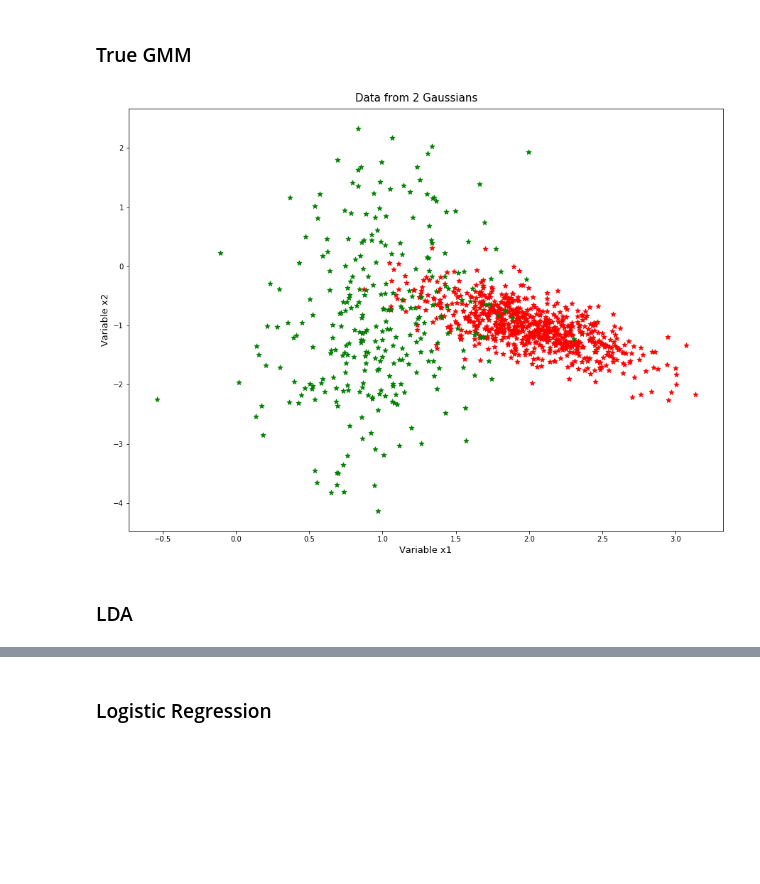
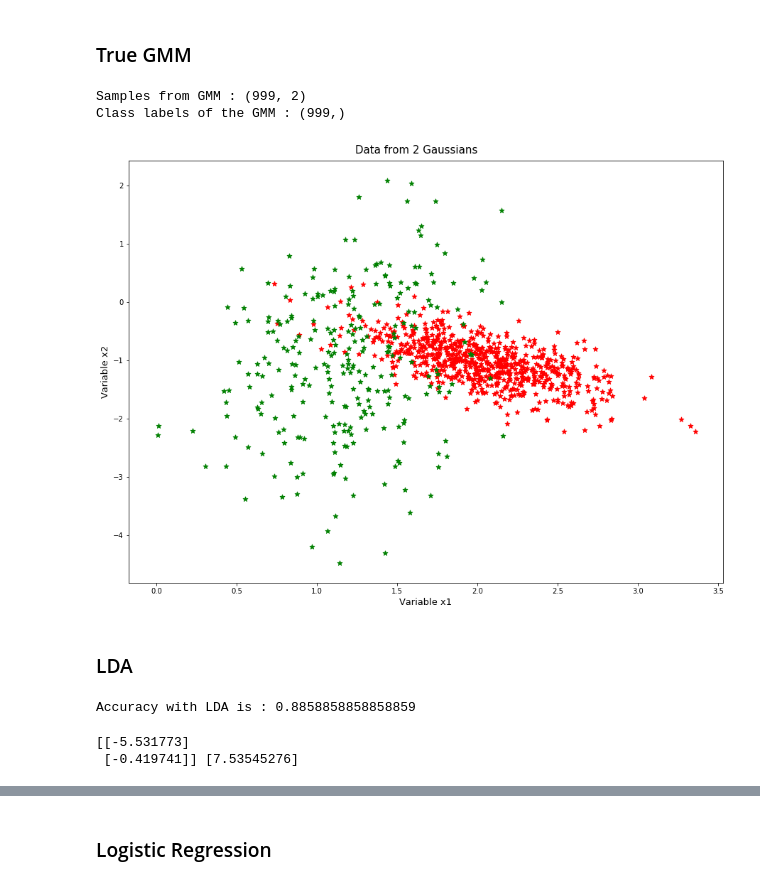
Before and after one commit to rohinarora/EECE5644-Machine_Learning, a Jupyter notebook: Hw3/HW3 Solution.ipynb, the cells around one changed output, grey strips where cells are left out. Drawn from its saved outputs; the diff is of its cells as text; code cells hidden in the pictures; blank space fills up the shorter version.

```diff
--- a/Hw3/HW3 Solution.ipynb
+++ b/Hw3/HW3 Solution.ipynb
@@ -335,20 +335,24 @@ def generate_GMM_samples_2class(prior,number_of_samples,sig1,sig2,u1,u2):
 # %%
 # prior of Gaussian 1 = prior[0]
 # prior of Gaussian 2 = prior[1]= 1-prior[0]
 prior=[0.7,0.3]
 
 # mean and covariance of gaussian 1
 sig1=[[.15,.1],[-.1,.15]]
 u1=[2,-1]
 
 # mean and covariance of gaussian 2
 sig2=[[.15,.1],[.1,1.5]]
-u2=[1,-1]
+u2=[1.2,-1]
+X,y=generate_GMM_samples_2class(prior=prior,number_of_samples=999,sig1=sig1,sig2=sig2,\
+                                u1=u1,u2=u2);
+
+print ("Samples from GMM :",X.shape)
+print ("Class labels of the GMM :",y.shape)
+# %% [output]
+Samples from GMM : (999, 2)
+Class labels of the GMM : (999,)
+[figure, added]
-# %%
-X,y=generate_GMM_samples_2class(prior=prior,number_of_samples=999,sig1=sig1,sig2=sig2,\
-                                u1=u1,u2=u2);
-# %% [output]
-[figure, removed]
 # %% [markdown]
 ### LDA
 # %%
@@ -395,6 +399,28 @@ def plot_data(lda, X, y, y_pred):
              '*', color='yellow', markersize=15, markeredgecolor='grey')
 
     return
+# %%
+lda = LinearDiscriminantAnalysis(store_covariance=True)
+lda.fit(X, y)
+y_pred = lda.predict(X)
+print ("Accuracy with LDA is :",np.mean(y_pred==y))
+# %% [output]
+Accuracy with LDA is : 0.8858858858858859
+# %%
+'''
+> To Predict-
+>> ((np.matmul(X,lda.coef_.T)+ lda.intercept_)>0).astype(int)
+>>or
+>> lda.predict(X).reshape(-1,1);
+''';
+
+# LDA coefficients are-
+w=lda.coef_.T
+b=lda.intercept_
+print (w,b)
+# %% [output]
+[[-5.531773]
+ [-0.419741]] [7.53545276]
 # %%
 from matplotlib.pyplot import figure
 fig = plt.figure(figsize=(15,10));
```
Also changed, not shown: parts of 20 cells of this notebook.
